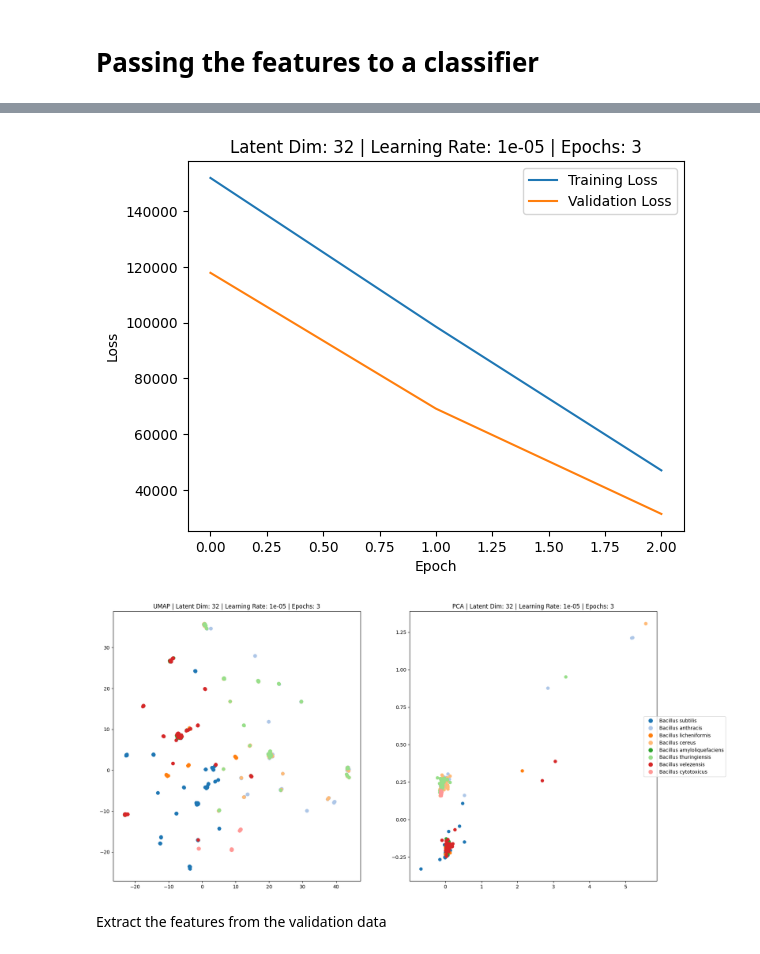
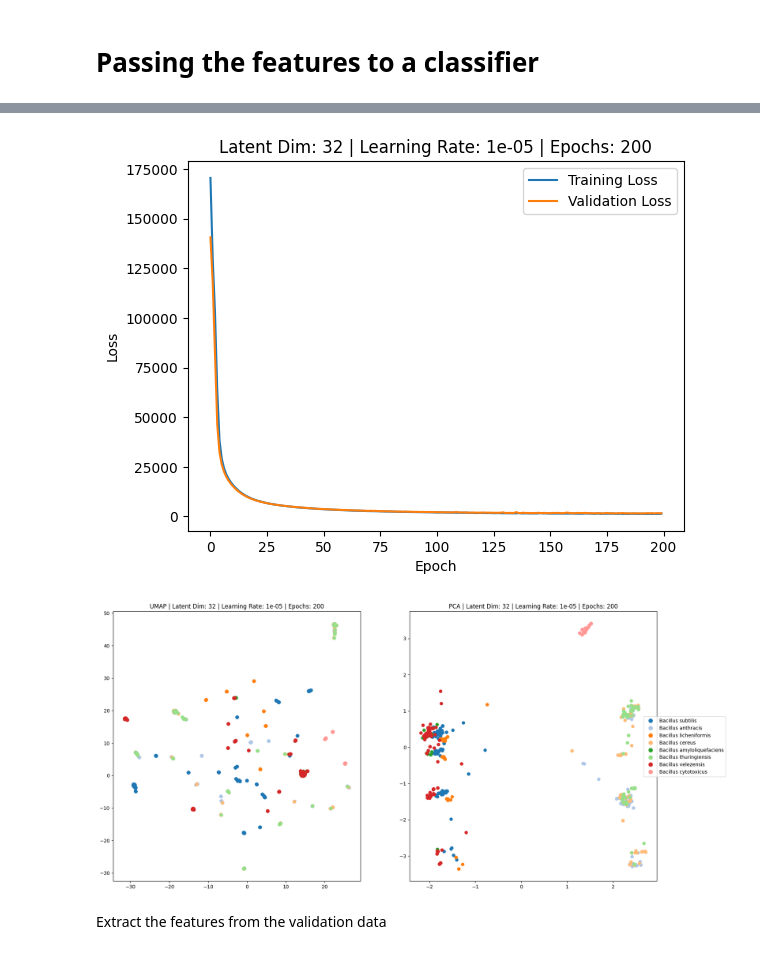
Before and after one commit to makrez/Bioinformatics, a Jupyter notebook: Variational_Autoencoder_16S.ipynb, the cells around one changed output, grey strips where cells are left out. Drawn from its saved outputs; the diff is of its cells as text; code cells hidden in the pictures.

```diff
--- a/Variational_Autoencoder_16S.ipynb
+++ b/Variational_Autoencoder_16S.ipynb
@@ -477,7 +477,7 @@ def main(alignment_length, latent_dim, learning_rate, n_epochs): #, architecture
 if __name__ == '__main__':
     device = torch.device("cuda" if torch.cuda.is_available() else "cpu")
     alignment_length = 1500
-    n_epochs = 3
+    n_epochs = 200
 
     latent_dims = [32]
     learning_rates = [0.00001]
@@ -495,5 +509,5 @@ Epoch: 3        Training Loss: 47069.672487     Validation Loss: 31459.063276
-[figure, old version]
+[figure, new version]
-[figure, old version]
+[figure, new version]
 # %% [markdown]
 Extract the features from the validation data
 # %%
```
Also changed, not shown: parts of 2 cells of this notebook.
